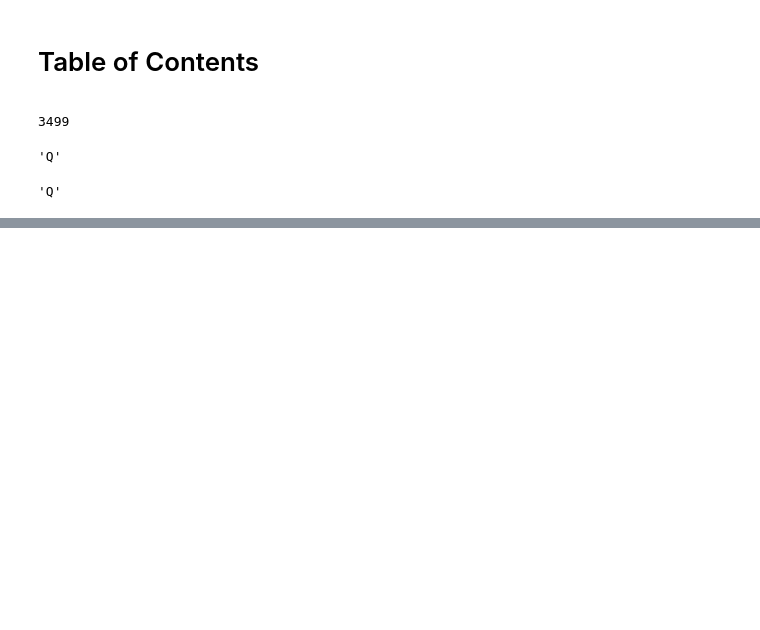
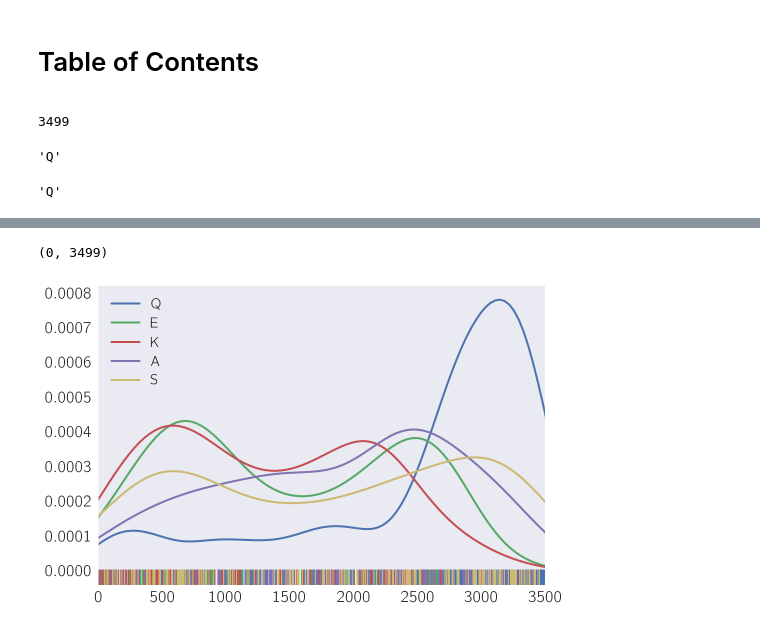
Before and after one commit to WormLabCaltech/med-cafe, a Jupyter notebook: src/DPY-22 Sequence Analysis.ipynb, the cells around one changed output, grey strips where cells are left out. Cells and saved outputs as stored; diff of their text form; code cells hidden in the pictures; blank space fills up the shorter version.

```diff
--- a/src/DPY-22 Sequence Analysis.ipynb
+++ b/src/DPY-22 Sequence Analysis.ipynb
@@ -44,23 +44,3 @@ dpy[1697]
 dpy[2548]
 # %% [output]
 'Q'
-# %%
-position = {}
-for i, letter in enumerate(dpy):
-    if letter in position.keys():
-        position[letter] += [i]
-    else:
-        position[letter] = [i]
-
-# triplet analysis
-triplet = {}
-nTriplets = 0
-totalTriplets = 0
-for i in range(len(dpy)-3):
-    trip = dpy[i: i + 3]
-    if trip in triplet.keys():
-        triplet[trip] += [i]
-    else:
-        triplet[trip] = [i]
-        nTriplets += 1
-    totalTriplets += 1
@@ -97,0 +134,11 @@ QQQ
+# %%
+sns.distplot(position['Q'], label='Q', hist=False, rug=True)
+sns.distplot(position['E'], label='E', hist=False, rug=True)
+sns.distplot(position['K'], label='K', hist=False, rug=True)
+sns.distplot(position['A'], label='A', hist=False, rug=True)
+sns.distplot(position['S'], label='S', hist=False, rug=True)
+plt.legend()
+plt.xlim(0, len(dpy))
+# %% [output]
+(0, 3499)
+[figure, added]
```
Also changed, not shown: parts of 21 cells of this notebook, 24 other files.
